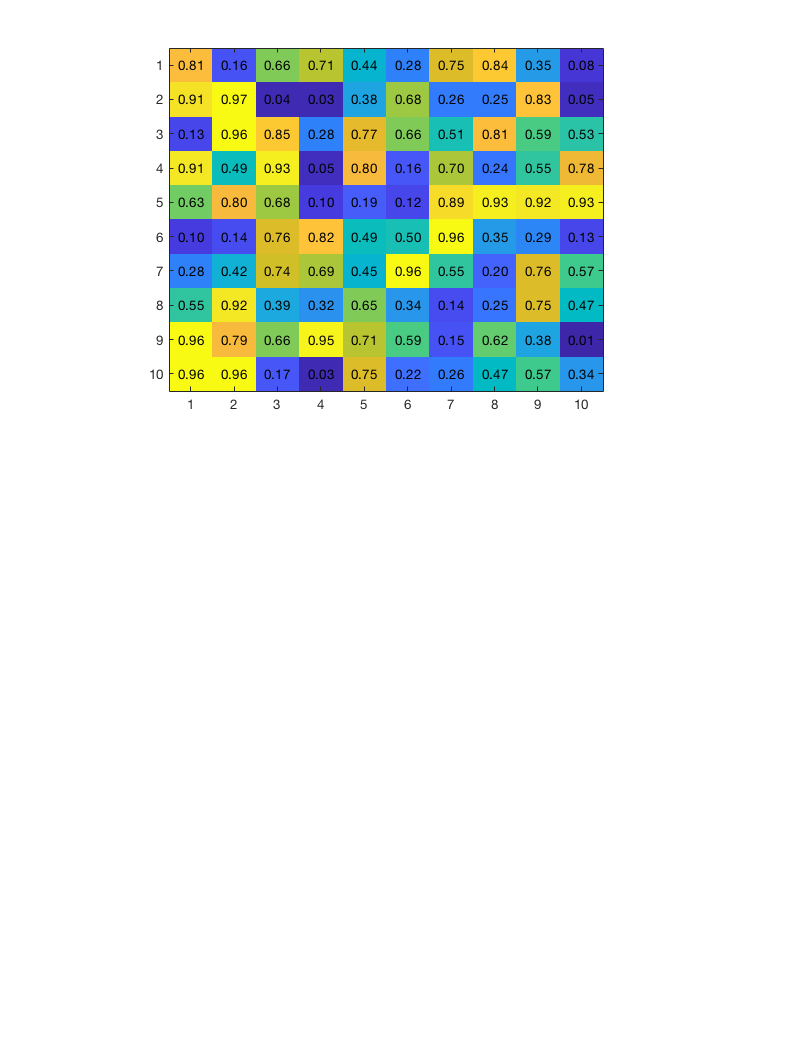
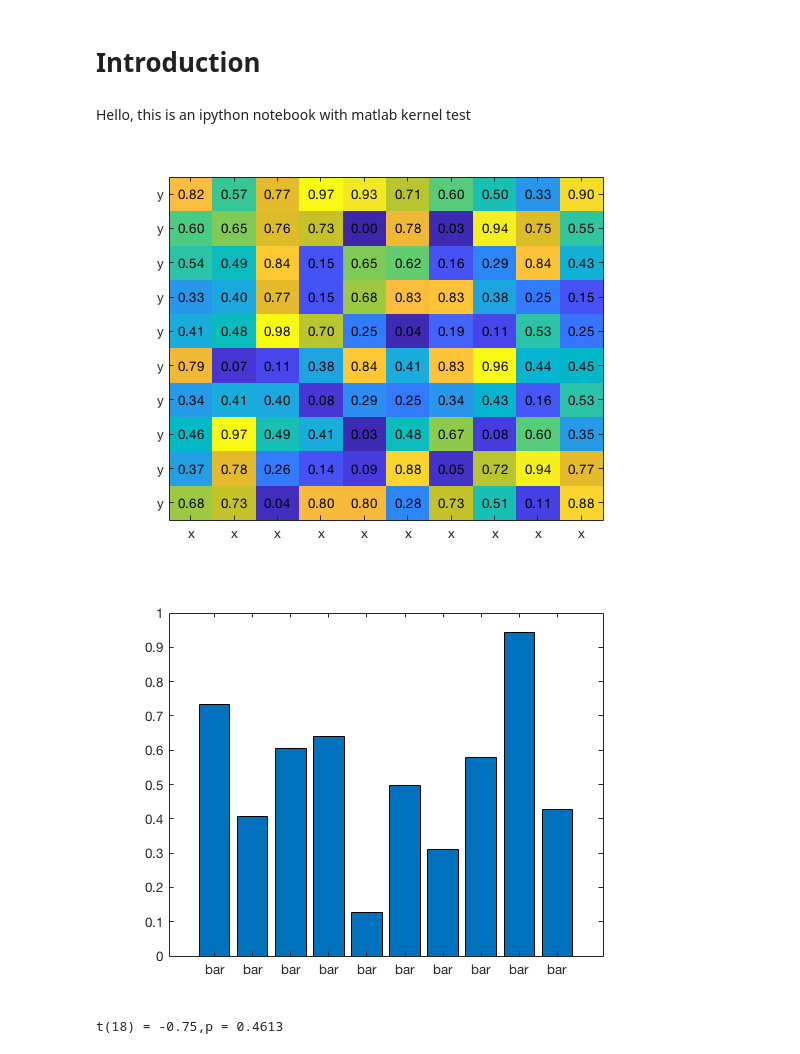
Before and after one commit to Aglinskas/Other_Scripts, a Jupyter notebook: jupyter Matlab.ipynb, the cells around one changed output. Saved outputs shown, nothing was run; the diff lists cells and outputs as text; code cells hidden in the pictures; blank space fills up the shorter version.

Commit message:
notebook refresh

```diff
--- a/jupyter Matlab.ipynb
+++ b/jupyter Matlab.ipynb
@@ -13,4 +0,0 @@ imagesc(mat)
-# %%
-add_numbers_to_mat(mat)
-# %% [output]
-[figure, removed]
@@ -19,0 +1,4 @@ surf_fn = '/Users/aidasaglinskas/Documents/MATLAB/spm12/canonical/cortex_5124.su
+# %% [markdown]
+# Introduction
+# %% [markdown]
+Hello, this is an ipython notebook with matlab kernel test
@@ -19,0 +7,20 @@ surf_fn = '/Users/aidasaglinskas/Documents/MATLAB/spm12/canonical/cortex_5124.su
+# %%
+mat = rand(10);
+
+figure;bar(rand(1,10))
+    xticklabels(repmat({'bar'},1,10))
+
+figure;add_numbers_to_mat(mat)
+xticklabels(repmat({'x'},1,10))
+yticklabels(repmat({'y'},1,10))
+# %% [output]
+[figure, added]
+[figure, added]
+# %%
+n = 10;
+v1 = randn(n,1);
+v2 = randn(n,1);
+[H,P,CI,STATS] = ttest2(v1,v2);
+t_statement(STATS,P);
+# %% [output]
+t(18) = -0.75,p = 0.4613
```
Also changed, not shown: parts of 6 cells of this notebook.
